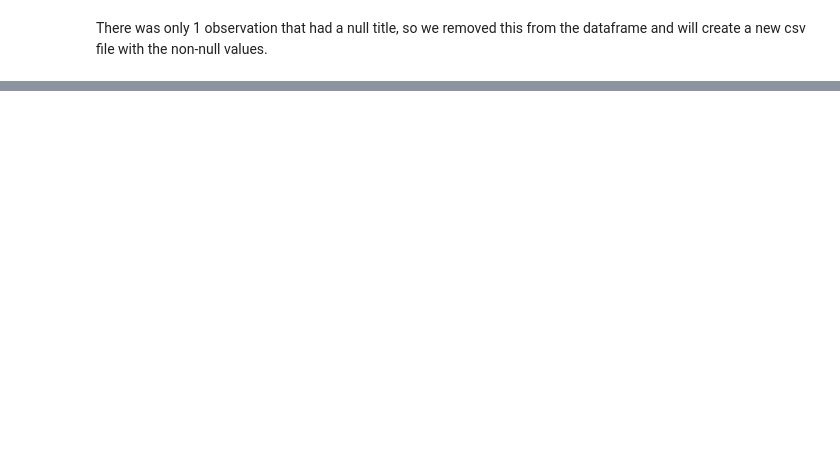
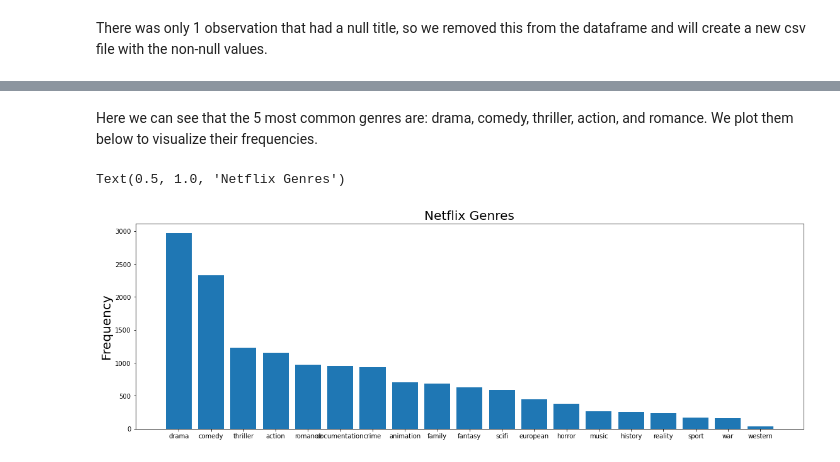
Before and after one commit to jhjrhee/netflix-sentiment-analysis, a Jupyter notebook: data_cleaning.ipynb, the cells around one changed output, grey strips where cells are left out. Saved outputs shown, nothing was run; the diff lists cells and outputs as text; code cells hidden in the pictures; blank space fills up the shorter version.

Commit message:
obtained most common genres

```diff
--- a/data_cleaning.ipynb
+++ b/data_cleaning.ipynb
@@ -65,0 +73,3 @@ There was only 1 observation that had a null title, so we removed this from the
+# %%
+titles_clean = pd.read_csv('data/titles_clean.csv')
+titles_clean.head()
@@ -65,0 +107,3 @@ There was only 1 observation that had a null title, so we removed this from the
+# %%
+individual_genres = pd.Series([x for lst in titles_clean['genres'] for x in lst])
+individual_genres.value_counts()
@@ -65,0 +131,10 @@ There was only 1 observation that had a null title, so we removed this from the
+# %% [markdown]
+Here we can see that the 5 most common genres are: drama, comedy, thriller, action, and romance. We plot them below to visualize their frequencies.
+# %%
+fig, ax = plt.subplots(figsize = (19,6))
+ax.bar(individual_genres.value_counts().index, individual_genres.value_counts().values)
+ax.set_ylabel("Frequency", size = 20)
+ax.set_title("Netflix Genres", size = 20)
+# %% [output]
+Text(0.5, 1.0, 'Netflix Genres')
+[figure, added]
```
Also changed, not shown: parts of 8 cells of this notebook.
